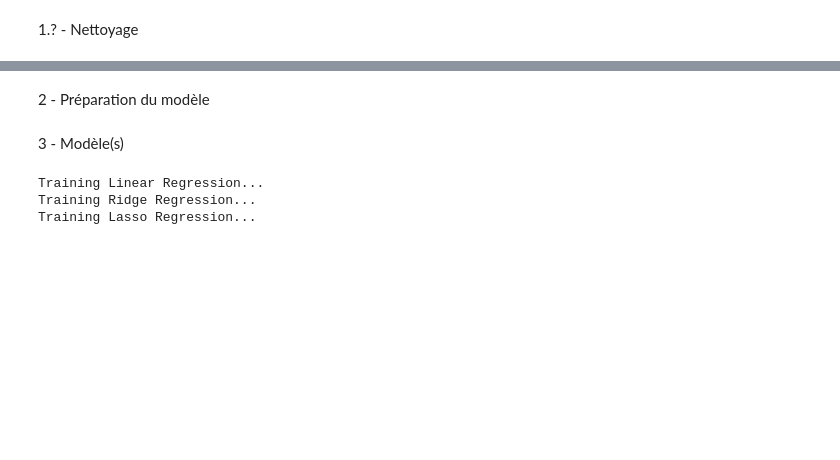
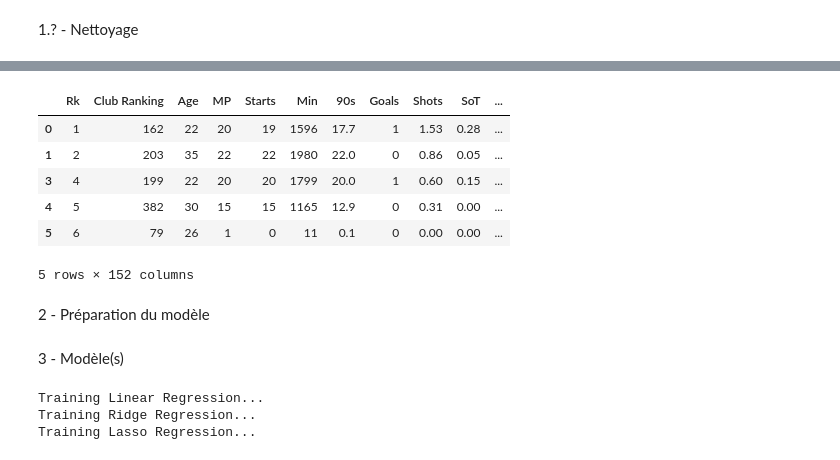
Before and after one commit to Akulla-A/Football_regression, a Jupyter notebook: main.ipynb, the cells around one changed output, grey strips where cells are left out. Saved outputs shown, nothing was run; the diff lists cells and outputs as text; code cells hidden in the pictures; blank space fills up the shorter version.

```diff
--- a/main.ipynb
+++ b/main.ipynb
@@ -106,0 +260,13 @@ _datasetCleaning = pd.concat([_datasetCleaning, pd.get_dummies(_datasetCleaning.
+# %%
+# Identify non-numeric columns in the dataset
+post_process_drops = [
+    "name", "Nation", "first_name", "last_name", "player_code", "city_of_birth", "date_of_birth", "contract_expiration_date", "agent_name", "image_url",
+    'current_club_domestic_competition_id', "url",
+    "country_of_birth", "country_of_citizenship", # 102 valeurs uniques
+    "sub_position", "position", "Comp", # 1-Hot encoding
+    "current_club_name", # 198 valeurs uniques
+    "Pos", # Doublon
+    "Born" # The year in which a player is equivalent the age so we remove it
+]
+
+_datasetCleaning = _datasetCleaning.drop(post_process_drops, axis=1, errors='ignore')
@@ -138,3 +298,13 @@ On a retiré 58 entrées.
+# %%
+_datasetCleaning.head()
+# %% [output]
+|  | Rk | Club Ranking | Age | MP | Starts | Min | 90s | Goals | Shots | SoT | ... |
+| 0 | 1 | 162 | 22 | 20 | 19 | 1596 | 17.7 | 1 | 1.53 | 0.28 | ... |
+| 1 | 2 | 203 | 35 | 22 | 22 | 1980 | 22.0 | 0 | 0.86 | 0.05 | ... |
+| 3 | 4 | 199 | 22 | 20 | 20 | 1799 | 20.0 | 1 | 0.60 | 0.15 | ... |
+| 4 | 5 | 382 | 30 | 15 | 15 | 1165 | 12.9 | 0 | 0.31 | 0.00 | ... |
+| 5 | 6 | 79 | 26 | 1 | 0 | 11 | 0.1 | 0 | 0.00 | 0.00 | ... |
+5 rows × 152 columns
 # %% [markdown]
 2 - Préparation du modèle
 # %%
```
Also changed, not shown: parts of 25 cells of this notebook, 1 other file.
